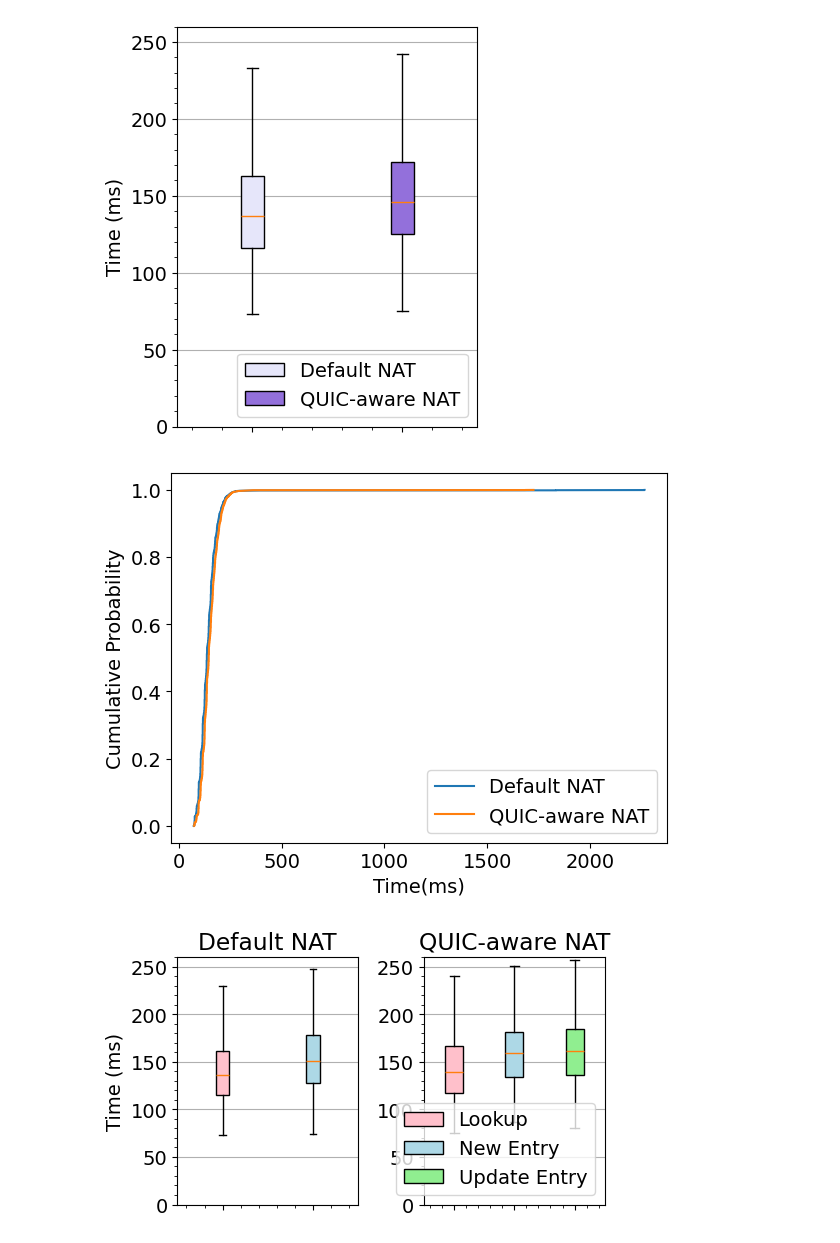
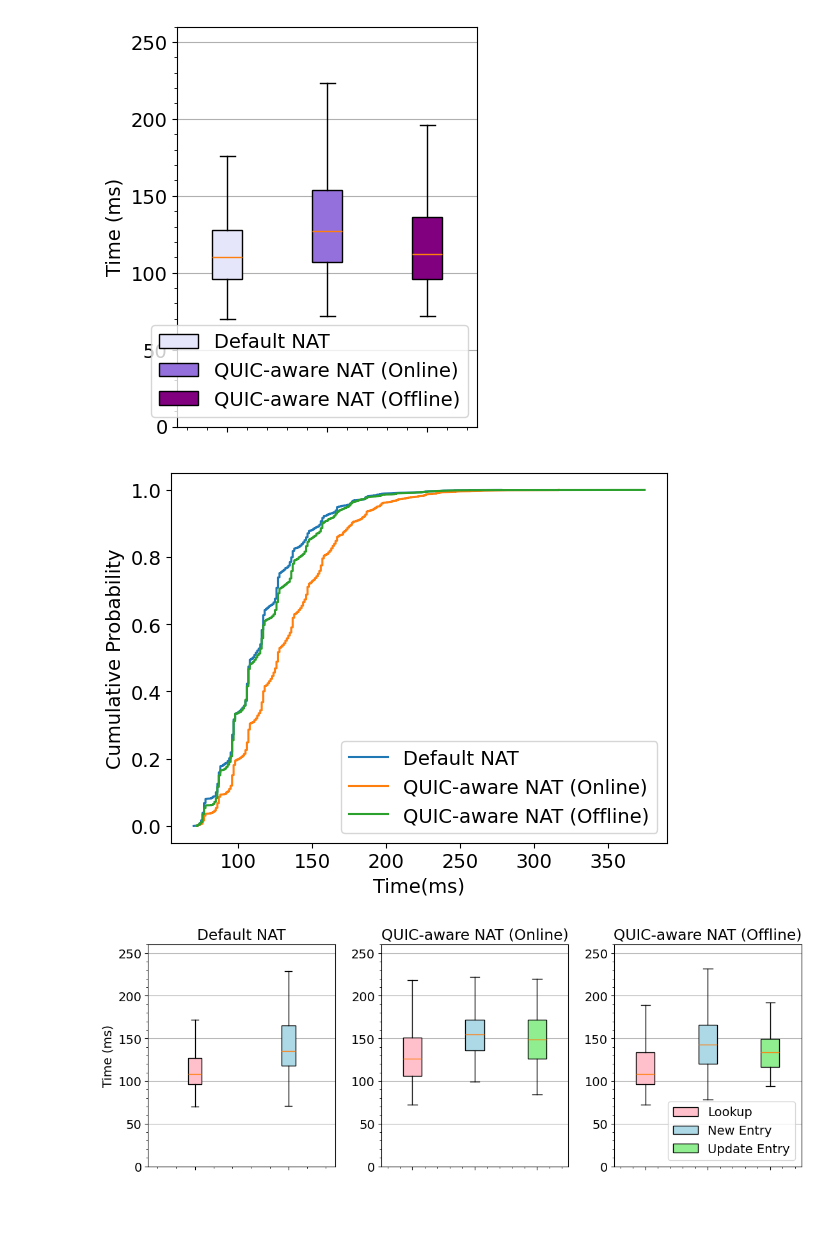
Before and after one commit to hari-19/quic-aware-middlebox, a Jupyter notebook: processing_time_analysis/proc_analysis.ipynb, the cells around one changed output. Cells and saved outputs as stored; diff of their text form; code cells hidden in the pictures; blank space fills up the shorter version.

```diff
--- a/processing_time_analysis/proc_analysis.ipynb
+++ b/processing_time_analysis/proc_analysis.ipynb
@@ -74,40 +88,33 @@ avg_nat / avg_naive
 # %%
 
-data = [naive_nat, quic_nat]
+data = [naive_nat, quic_nat, quic_nat_offline]
 
 fig = plt.figure(figsize =(3, 4))
 
 # Creating axes instance
-colors = ['lavender', 'mediumpurple']
+colors = ['lavender', 'mediumpurple', 'purple']
 
 ax = fig.add_axes([0, 0, 1, 1])
 
-xticks = ["", ""]
+xticks = ["", "", ""]
 ax.set_xticklabels(xticks)
 
 ax.set_ylabel("Time (ms)")
 ax.set_ylim([0, 260])
-# ax.set_yticks([100000])#
 ax.grid(axis="y")
-# ax.grid(axis="y", which="minor")
 ax.tick_params(axis='y', which='minor', labelsize=11)
-# ax.tick_params(axis='y', which='major', labelsize=11)
-
-# ax.set_yscale("log")
-# ax.yaxis.set_minor_formatter(MathTextSciFormatter("%1.0e"))
-# ax.yaxis.set_major_formatter(MathTextSciFormatter("%1.0e"))
 
 ax.minorticks_on()
 bp = ax.boxplot(data, patch_artist=True, notch=False,showfliers=False, flierprops={'marker': 'o', 'markersize': 1, 'markerfacecolor': 'fuchsia'})
 for patch, color in zip(bp['boxes'], colors):
         patch.set_facecolor(color)
-labels = ["Default NAT", "QUIC-aware NAT"]
-ax.legend([bp["boxes"][0], bp["boxes"][1]], labels, loc="lower right")
+labels = ["Default NAT", "QUIC-aware NAT (Online)", "QUIC-aware NAT (Offline)"]
+ax.legend([bp["boxes"][0], bp["boxes"][1], bp["boxes"][2]], labels, loc="lower right")
 
 plt.savefig('naive_quic_box.pdf',bbox_inches='tight', dpi=150)
 plt.show()
 # %% [output]
-[figure, old version]
+[figure, new version]
 # %%
 import numpy as np
 import matplotlib.pyplot as plt
@@ -115,40 +122,48 @@ import pandas as pd
 %matplotlib inline
 
 # No of data points used
-N = len(naive_nat)
+# N = len(naive_nat)
 
 
 
 # sort the data in ascending order
 naive_nat = np.sort(naive_nat)
 quic_nat = np.sort(quic_nat)
+quic_nat_offline = np.sort(quic_nat_offline)
 
 # get the cdf values of y
-y = np.arange(N) / float(N)
+N = len(naive_nat)
+y1 = np.arange(N) / float(N)
 
+N = len(quic_nat)
+y2 = np.arange(N) / float(N)
+
+N = len(quic_nat_offline)
+y3 = np.arange(N) / float(N)
 
 plt.xlabel('Time(ms)')
 plt.ylabel('Cumulative Probability')
 
 # plt.title('CDF of Default NAT and QUIC-aware NAT')
 
-plt.plot(naive_nat, y)
-plt.plot(quic_nat, y)
-plt.legend(["Default NAT", "QUIC-aware NAT"])
+plt.plot(naive_nat, y1)
+plt.plot(quic_nat, y2)
+plt.plot(quic_nat_offline, y3)
+plt.legend(["Default NAT", "QUIC-aware NAT (Online)", "QUIC-aware NAT (Offline)"])
 plt.savefig('naive_quic_cdf.pdf',bbox_inches='tight', dpi=150)
 # %% [output]
-[figure, old version]
+[figure, new version]
 # %%
 
 data = [naive_nat_lookup, naive_nat_new]
 
-fig, axes = plt.subplots(1, 2, figsize=(6, 4))
+fig, axes = plt.subplots(1, 3, figsize=(12, 5))
 fig.tight_layout(pad=3, w_pad=0.5, h_pad=1.0)
 axes[0].set_ylabel("Time (in ms)")
 # fig.suptitle("Title")
 
 # Creating axes instance
-colors = ['pink', 'lightblue']
+colors = ['pink', 'lightblue', 'lightgreen']
 
 ax1 = axes[0]
 ax1.set_title("Default NAT")
@@ -162,33 +177,54 @@ ax1.tick_params(axis='y', which='minor', labelsize=11)
 
 ax1.minorticks_on()
 bp = ax1.boxplot(data, patch_artist=True, notch=False,showfliers=False, flierprops={'marker': 'o', 'markersize': 1, 'markerfacecolor': 'fuchsia'})
 for patch, color in zip(bp['boxes'], colors):
         patch.set_facecolor(color)
 labels = ["Lookup", "New Entry"]
 # ax1.legend([bp["boxes"][0], bp["boxes"][1]], labels, loc="lower right")
 
 data = [quic_nat_lookup, quic_nat_new, quic_nat_update]
 
 ax2 = axes[1]
 ax2.set_ylim(0, 260)
-ax2.set_title("QUIC-aware NAT")
+ax2.set_title("QUIC-aware NAT (Online)")
 colors = ['pink', 'lightblue', 'lightgreen']
 
 xticks = ["", "", ""]
 ax2.set_xticklabels(xticks)
 # ax2.set_ylabel("Time (ms)")
 
 ax2.grid(axis="y")
 ax2.tick_params(axis='y', which='minor', labelsize=11)
 
 ax2.minorticks_on()
 bp = ax2.boxplot(data, patch_artist=True, notch=False,showfliers=False, flierprops={'marker': 'o', 'markersize': 1, 'markerfacecolor': 'fuchsia'})
 for patch, color in zip(bp['boxes'], colors):
         patch.set_facecolor(color)
+
+
+data = [quic_nat_offline_lookup, quic_nat_offline_new, quic_nat_offline_update]
+ax3 = axes[2]
+ax3.set_ylim(0, 260)
+ax3.set_title("QUIC-aware NAT (Offline)")
+colors = ['pink', 'lightblue', 'lightgreen']
+
+xticks = ["", "", ""]
+ax3.set_xticklabels(xticks)
+# ax2.set_ylabel("Time (ms)")
+
+ax3.grid(axis="y")
+ax3.tick_params(axis='y', which='minor', labelsize=11)
+
+ax3.minorticks_on()
+bp = ax3.boxplot(data, patch_artist=True, notch=False,showfliers=False, flierprops={'marker': 'o', 'markersize': 1, 'markerfacecolor': 'fuchsia'})
+for patch, color in zip(bp['boxes'], colors):
+        patch.set_facecolor(color)
+
+
 labels = ["Lookup", "New Entry", "Update Entry"]
-ax2.legend([bp["boxes"][0], bp["boxes"][1], bp["boxes"][2]], labels, loc="lower right")
+ax3.legend([bp["boxes"][0], bp["boxes"][1], bp["boxes"][2]], labels, loc="lower right")
 
 plt.savefig('processing_speed_stages.pdf',bbox_inches='tight', dpi=150)
 plt.show()
 # %% [output]
-[figure, old version]
+[figure, new version]
```
Also changed, not shown: parts of 6 cells of this notebook, 42 other files.
